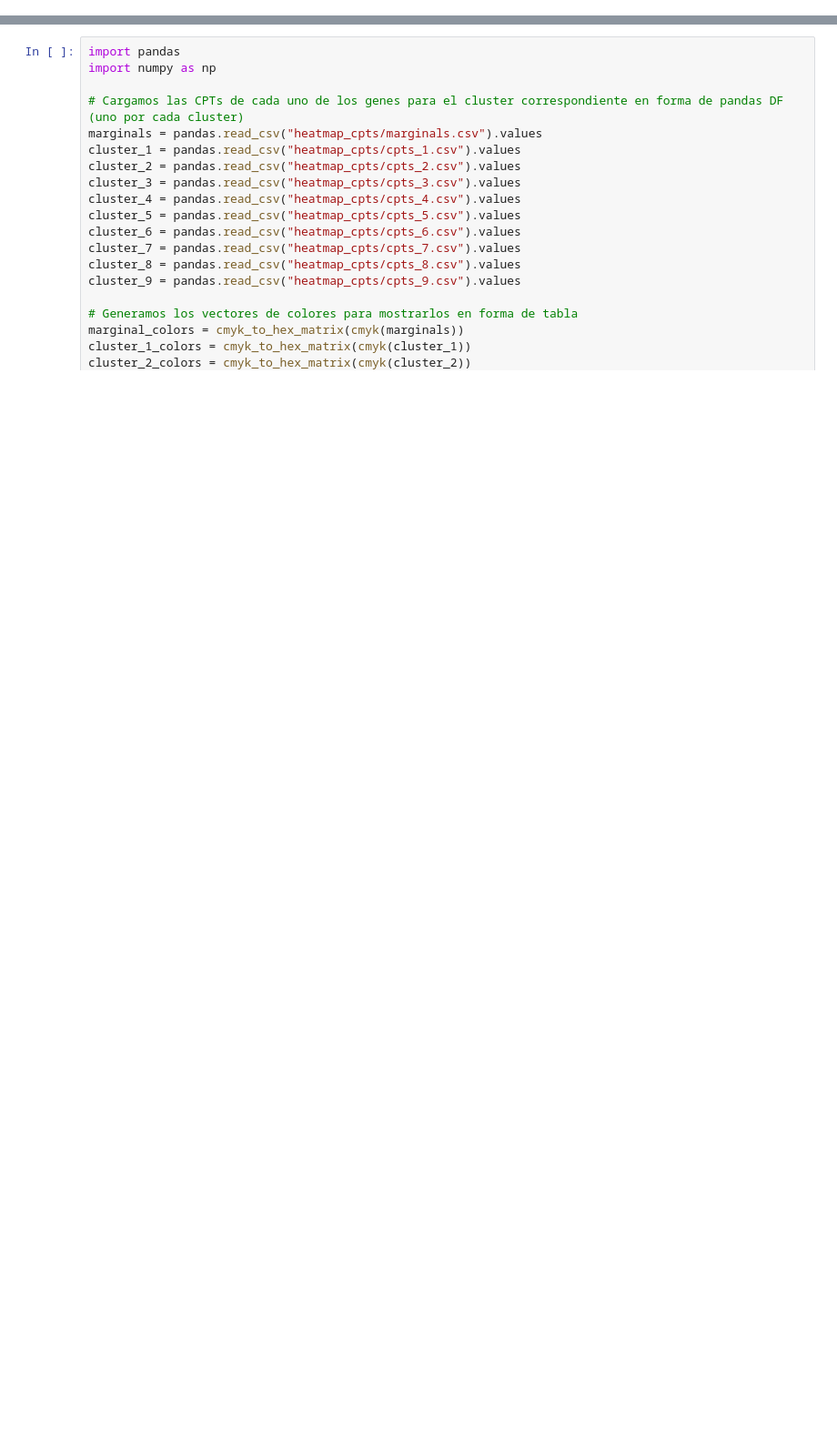
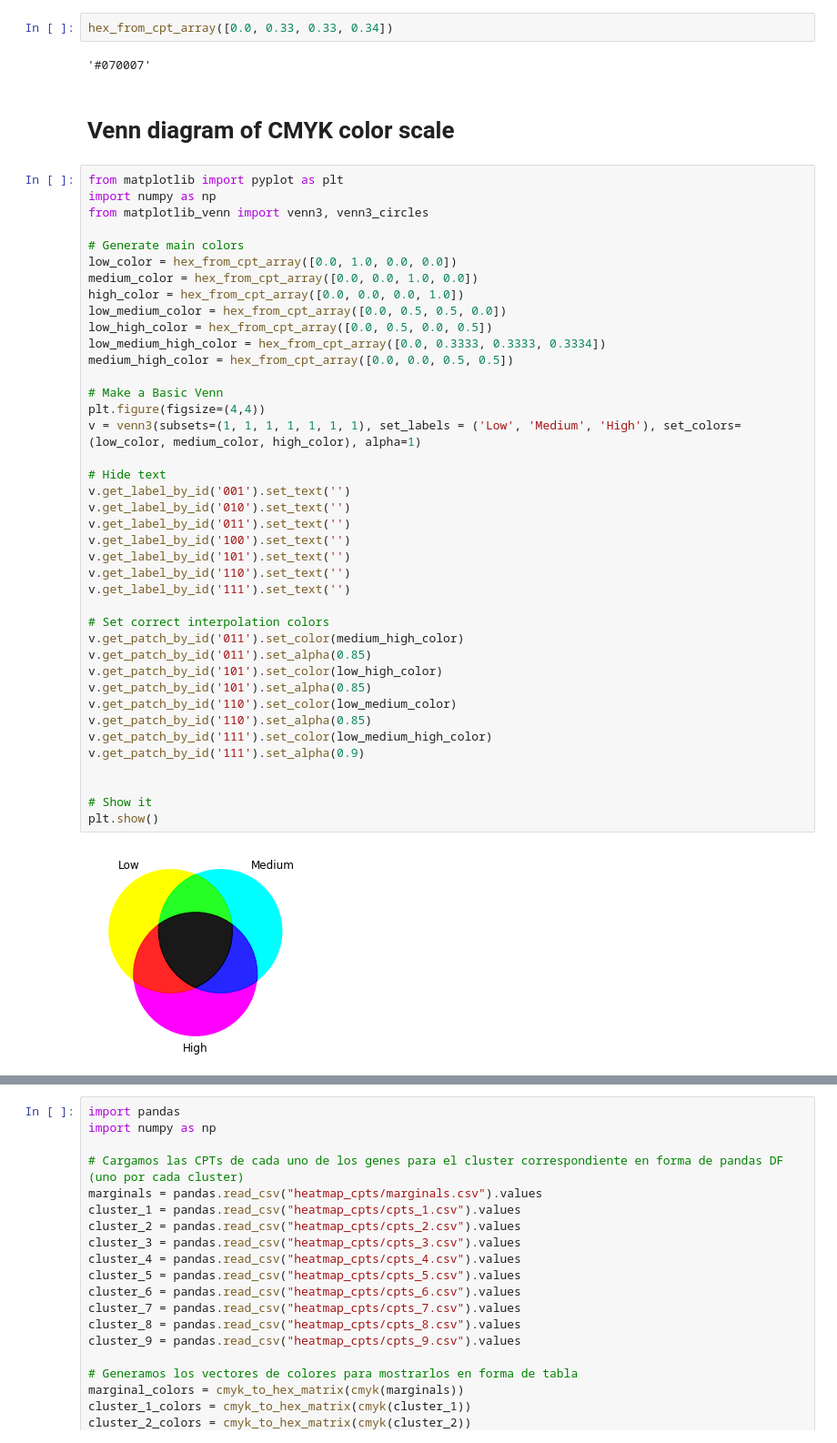
Before and after one commit to ferjorosa/allen-clustering, a Jupyter notebook: python/Generate.ipynb, the cells around one changed output, grey strips where cells are left out. Shown: that part at 91% size. Cells and saved outputs as stored; diff of their text form; blank space fills up the shorter version.

Commit message:
update with more charts

```diff
--- a/python/Generate.ipynb
+++ b/python/Generate.ipynb
@@ -44,3 +78,51 @@ def cmyk_to_hex_matrix(cmyk_matrix):
         hex = '#%02x%02x%02x' % rgb
         hex_array.append(hex)
     return np.asarray(hex_array)
+# %%
+hex_from_cpt_array([0.0, 0.33, 0.33, 0.34])
+# %% [output]
+'#070007'
+# %% [markdown]
+# Venn diagram of CMYK color scale
+# %%
+from matplotlib import pyplot as plt
+import numpy as np
+from matplotlib_venn import venn3, venn3_circles
+
+# Generate main colors
+low_color = hex_from_cpt_array([0.0, 1.0, 0.0, 0.0])
+medium_color = hex_from_cpt_array([0.0, 0.0, 1.0, 0.0])
+high_color = hex_from_cpt_array([0.0, 0.0, 0.0, 1.0])
+low_medium_color = hex_from_cpt_array([0.0, 0.5, 0.5, 0.0])
+low_high_color = hex_from_cpt_array([0.0, 0.5, 0.0, 0.5])
+low_medium_high_color = hex_from_cpt_array([0.0, 0.3333, 0.3333, 0.3334])
+medium_high_color = hex_from_cpt_array([0.0, 0.0, 0.5, 0.5])
+
+# Make a Basic Venn
+plt.figure(figsize=(4,4))
+v = venn3(subsets=(1, 1, 1, 1, 1, 1, 1), set_labels = ('Low', 'Medium', 'High'), set_colors=(low_color, medium_color, high_color), alpha=1)
+
+# Hide text
+v.get_label_by_id('001').set_text('')
+v.get_label_by_id('010').set_text('')
+v.get_label_by_id('011').set_text('')
+v.get_label_by_id('100').set_text('')
+v.get_label_by_id('101').set_text('')
+v.get_label_by_id('110').set_text('')
+v.get_label_by_id('111').set_text('')
+
+# Set correct interpolation colors
+v.get_patch_by_id('011').set_color(medium_high_color)
+v.get_patch_by_id('011').set_alpha(0.85)
+v.get_patch_by_id('101').set_color(low_high_color)
+v.get_patch_by_id('101').set_alpha(0.85)
+v.get_patch_by_id('110').set_color(low_medium_color)
+v.get_patch_by_id('110').set_alpha(0.85)
+v.get_patch_by_id('111').set_color(low_medium_high_color)
+v.get_patch_by_id('111').set_alpha(0.9)
+
+
+# Show it
+plt.show()
+# %% [output]
+[figure, added]
```
Also changed, not shown: parts of 12 cells of this notebook, 8 other files.
